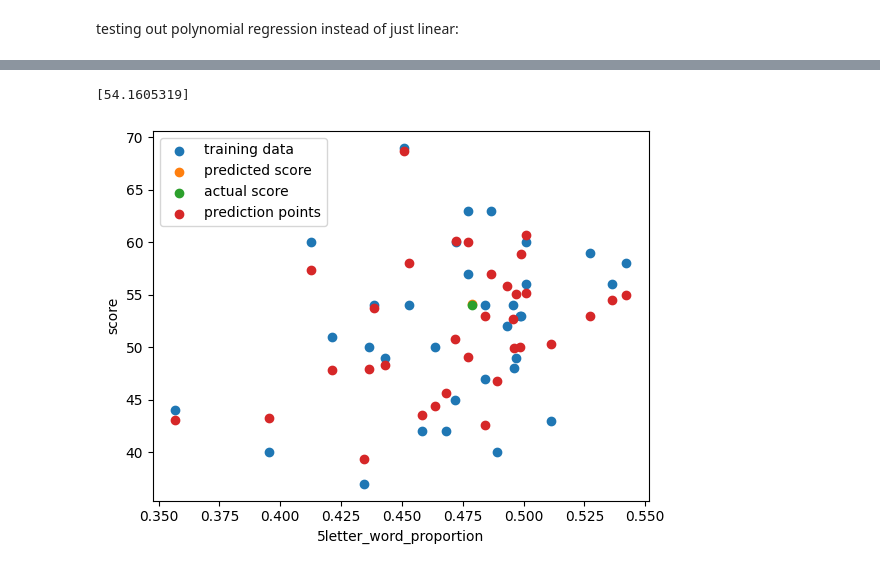
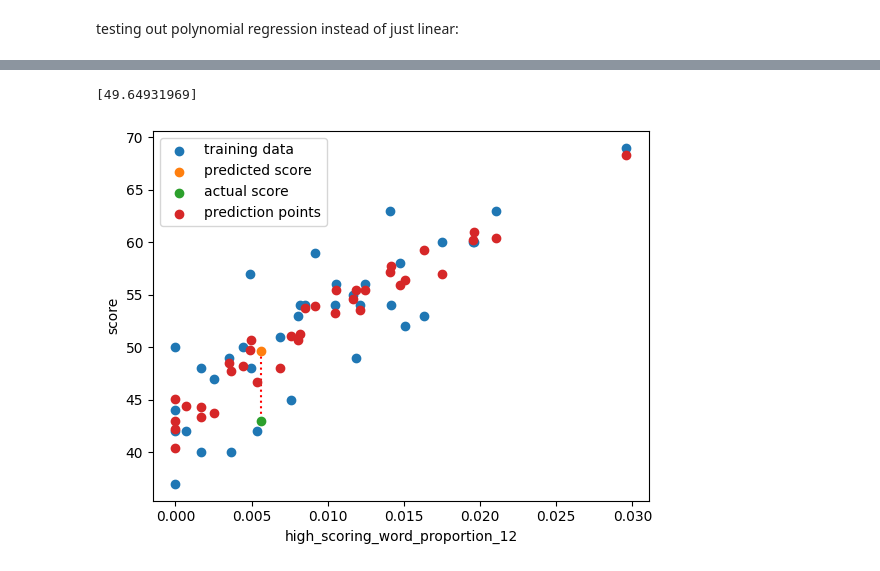
Before and after one commit to bexedmondson/palingrid, a Jupyter notebook: notes/WordStatAnalysis.ipynb, the cells around one changed output, grey strips where cells are left out. Cells and saved outputs as stored; diff of their text form; code cells hidden in the pictures.

```diff
--- a/notes/WordStatAnalysis.ipynb
+++ b/notes/WordStatAnalysis.ipynb
@@ -453,6 +462,8 @@ def get_new_data_stats(newData):
         "common_letter_count": [count_common_letters(newData)],
         "possible_word_count": [numWords],
         "average_possible_word_score": [scoreTotal / numWords],
+        "distinct_letter_count": [get_distinct_letter_count(newData)],
+
         "high_scoring_word_proportion_08": [get_word_scoring_above_count(word_score_counts, 8) / numWords],
         "high_scoring_word_proportion_09": [get_word_scoring_above_count(word_score_counts, 9) / numWords],
         "high_scoring_word_proportion_10": [get_word_scoring_above_count(word_score_counts, 10) / numWords],
@@ -576,5 +587,5 @@ actual = 54
 # %%
-model_measures = { "name": [], "selectedDatePredictionDiff": [], "overallMeanPredictionDiff": [], "overallStDevPredictionDiff": [], "meanSquaredError": [], "r2Score": []}
+model_measures = { "name": [], "selectedDatePrediction": [], "selectedDatePredictionDiff": [], "allPredictions": [], "overallMeanPredictionDiff": [], "overallStDevPredictionDiff": [], "meanSquaredError": [], "r2Score": []}
 # %%
 x = dayScores["scores"]
 y = df['high_scoring_word_proportion_12'].values.reshape((-1, 1))
@@ -605,6 +616,8 @@ plt.ylabel("score")
 plt.show()
 
 model_measures["name"].append("model1 (linear regression)")
+model_measures["allPredictions"].append(predictions)
+model_measures["selectedDatePrediction"].append(result1[0])
 model_measures["selectedDatePredictionDiff"].append(abs(result1[0] - actual))
 
 diffs = []
@@ -683,8 +698,8 @@ plt.scatter(model3_selected_features['high_scoring_word_proportion_12'], actual,
 
 plt.plot([model3_selected_features['high_scoring_word_proportion_12'], model3_selected_features['high_scoring_word_proportion_12']], [result3[0],actual], ':r', zorder=1)
 
-predictions = model3.predict(y3_)
-plt.scatter(df['high_scoring_word_proportion_12'], predictions, label="prediction points", zorder=1)
+predictions3 = model3.predict(y3_)
+plt.scatter(df['high_scoring_word_proportion_12'], predictions3, label="prediction points", zorder=1)
 
 plt.legend()
 plt.xlabel("high scoring word proportion")
@@ -692,14 +707,16 @@ plt.ylabel("score")
 plt.show()
 
 model_measures["name"].append("model3 (poly regression, word score proportion focus)")
+model_measures["allPredictions"].append(predictions3)
+model_measures["selectedDatePrediction"].append(result3[0])
 model_measures["selectedDatePredictionDiff"].append(abs(result3[0] - actual))
 
 diffs = []
-for i in range(len(predictions)):
-    diffs.append(abs(predictions[i] - dayScores["scores"][i]))
+for i in range(len(predictions3)):
+    diffs.append(abs(predictions3[i] - dayScores["scores"][i]))
 
 model_measures["overallMeanPredictionDiff"].append(np.mean(diffs))
 model_measures["overallStDevPredictionDiff"].append(np.std(diffs))
-model_measures["meanSquaredError"].append(mean_squared_error(dayScores["scores"], predictions))
-model_measures["r2Score"].append(r2_score(dayScores["scores"], predictions))
+model_measures["meanSquaredError"].append(mean_squared_error(dayScores["scores"], predictions3))
+model_measures["r2Score"].append(r2_score(dayScores["scores"], predictions3))
 # %% [output]
@@ -796,44 +860,47 @@ model_measures["r2Score"].append(r2_score(dayScores["scores"], predictions))
 # %%
+
 selected_features6 = ['high_scoring_word_proportion_12', 'average_possible_word_score', 'common_letter_count', '5letter_word_proportion']
 y6 = df[selected_features6]
 
 #y6_ = PolynomialFeatures(degree=2, include_bias=False).fit_transform(y6)
 
 model6 = LinearRegression()
 model6.fit(y6, x)
 
 model6_selected_features = new_data_stats[selected_features6]
 
-plt.scatter(df['5letter_word_proportion'], dayScores["scores"], label="training data",zorder=0)
+plt.scatter(df['high_scoring_word_proportion_12'], dayScores["scores"], label="training data",zorder=0)
 
 #predict_data_source6_ = PolynomialFeatures(degree=2, include_bias=False).fit_transform(model6_selected_features)#.reshape(1, -1)
 result6 = model6.predict(model6_selected_features)
 print(result6)
 
-plt.scatter(model6_selected_features['5letter_word_proportion'], result6, label="predicted score", zorder=2)
-plt.scatter(model6_selected_features['5letter_word_proportion'], actual, label="actual score", zorder=2)
+plt.scatter(model6_selected_features['high_scoring_word_proportion_12'], result6, label="predicted score", zorder=2)
+plt.scatter(model6_selected_features['high_scoring_word_proportion_12'], actual, label="actual score", zorder=2)
 
-plt.plot([model6_selected_features['5letter_word_proportion'], model6_selected_features['5letter_word_proportion']], [result6[0],actual], ':r', zorder=1)
+plt.plot([model6_selected_features['high_scoring_word_proportion_12'], model6_selected_features['high_scoring_word_proportion_12']], [result6[0],actual], ':r', zorder=1)
 
-predictions = model6.predict(y6)
-plt.scatter(df['5letter_word_proportion'], predictions, label="prediction points", zorder=1)
+predictions6 = model6.predict(y6)
+plt.scatter(df['high_scoring_word_proportion_12'], predictions6, label="prediction points", zorder=1)
 
 plt.legend()
-plt.xlabel("5letter_word_proportion")
+plt.xlabel("high_scoring_word_proportion_12")
 plt.ylabel("score")
 plt.show()
 
 model_measures["name"].append("model6 (linear regression, high correlation focus)")
+model_measures["allPredictions"].append(predictions6)
+model_measures["selectedDatePrediction"].append(result6[0])
 model_measures["selectedDatePredictionDiff"].append(abs(result6[0] - actual))
 
 diffs = []
-for i in range(len(predictions)):
-    diffs.append(abs(predictions[i] - dayScores["scores"][i]))
+for i in range(len(predictions6)):
+    diffs.append(abs(predictions6[i] - dayScores["scores"][i]))
 
 model_measures["overallMeanPredictionDiff"].append(np.mean(diffs))
 model_measures["overallStDevPredictionDiff"].append(np.std(diffs))
-model_measures["meanSquaredError"].append(mean_squared_error(dayScores["scores"], predictions))
-model_measures["r2Score"].append(r2_score(dayScores["scores"], predictions))
+model_measures["meanSquaredError"].append(mean_squared_error(dayScores["scores"], predictions6))
+model_measures["r2Score"].append(r2_score(dayScores["scores"], predictions6))
 # %% [output]
-[54.1605319]
+[49.64931969]
-[figure, old version]
+[figure, new version]
```
Also changed, not shown: parts of 26 cells of this notebook, 5 other files.
